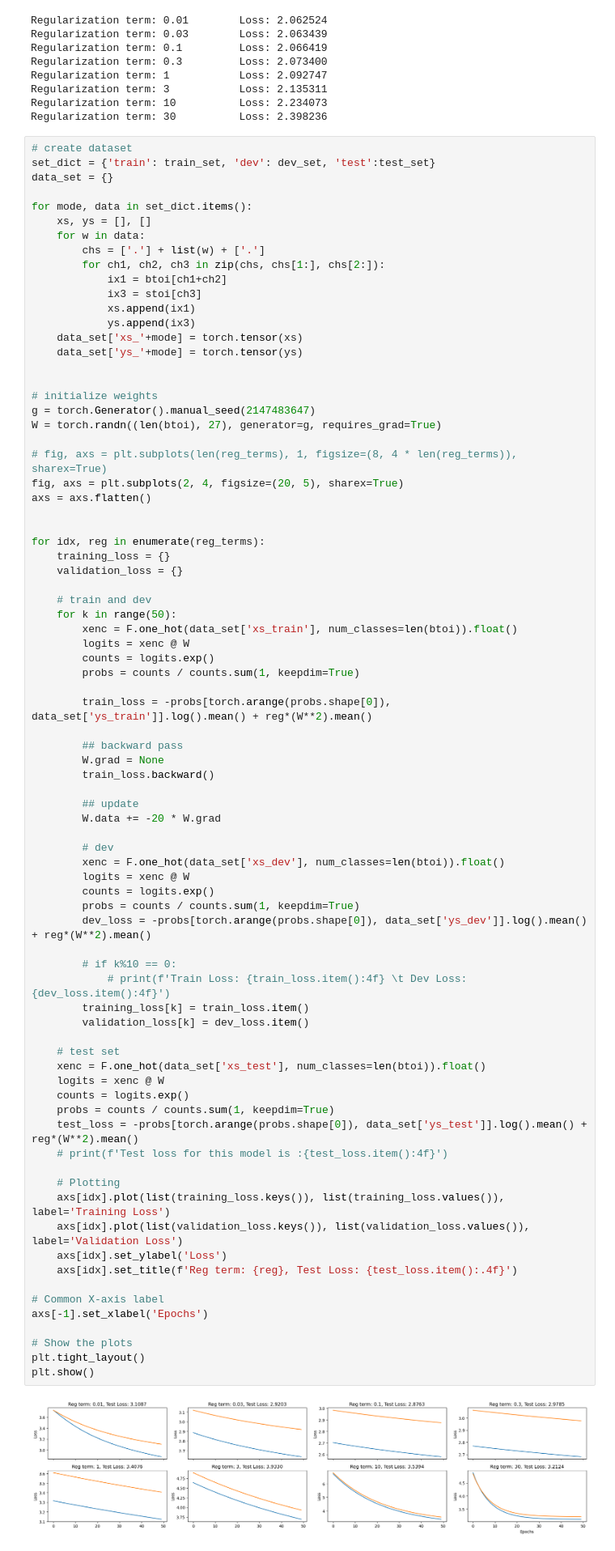
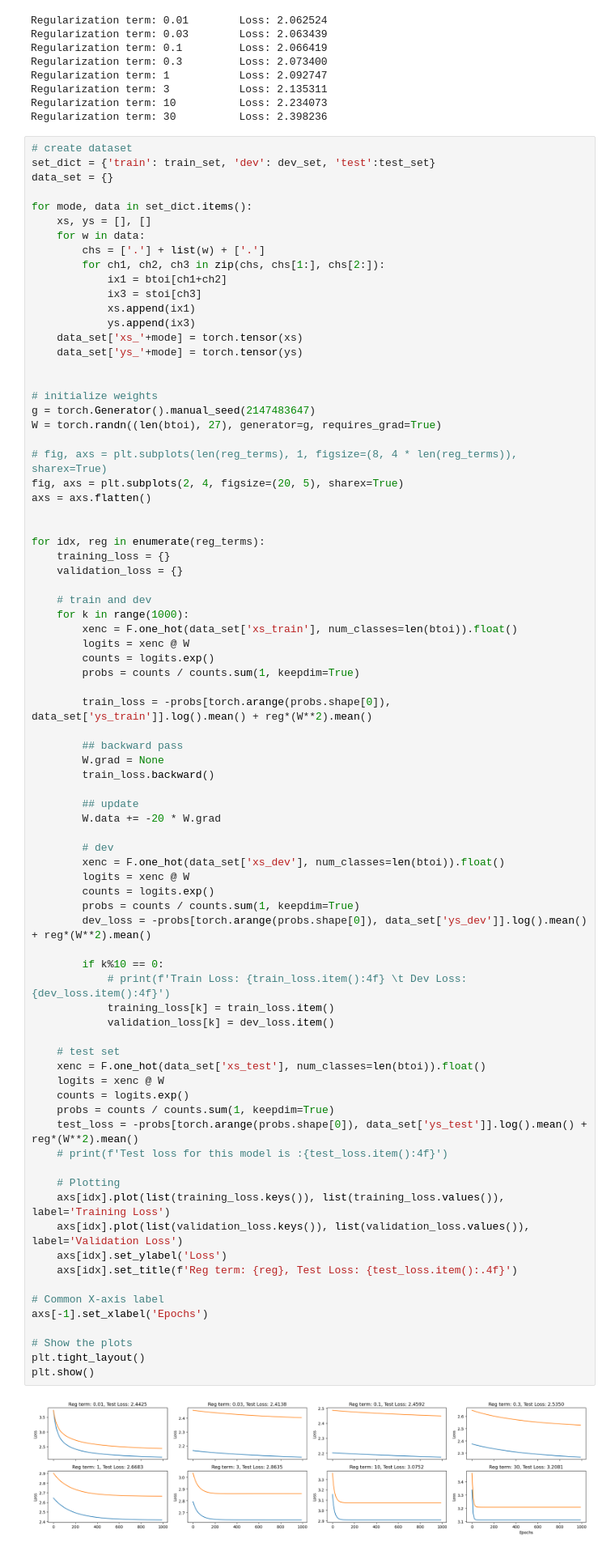
Before and after one commit to kamal-tanwar/makemore, a Jupyter notebook: trigram-exercise.ipynb, the cells around one changed output. Shown: that part at 81% size. Drawn from its saved outputs; the diff is of its cells as text.

```diff
--- a/trigram-exercise.ipynb
+++ b/trigram-exercise.ipynb
@@ -479,7 +447,7 @@ for idx, reg in enumerate(reg_terms):
     validation_loss = {}
 
     # train and dev
-    for k in range(50):
+    for k in range(1000):
         xenc = F.one_hot(data_set['xs_train'], num_classes=len(btoi)).float()
         logits = xenc @ W
         counts = logits.exp()
@@ -497,36 +465,36 @@ for idx, reg in enumerate(reg_terms):
         # dev
         xenc = F.one_hot(data_set['xs_dev'], num_classes=len(btoi)).float()
         logits = xenc @ W
         counts = logits.exp()
         probs = counts / counts.sum(1, keepdim=True)
         dev_loss = -probs[torch.arange(probs.shape[0]), data_set['ys_dev']].log().mean() + reg*(W**2).mean()
 
-        # if k%10 == 0:
+        if k%10 == 0:
             # print(f'Train Loss: {train_loss.item():4f} \t Dev Loss:{dev_loss.item():4f}')
-        training_loss[k] = train_loss.item()
-        validation_loss[k] = dev_loss.item()
+            training_loss[k] = train_loss.item()
+            validation_loss[k] = dev_loss.item()
 
     # test set
     xenc = F.one_hot(data_set['xs_test'], num_classes=len(btoi)).float()
     logits = xenc @ W
     counts = logits.exp()
     probs = counts / counts.sum(1, keepdim=True)
     test_loss = -probs[torch.arange(probs.shape[0]), data_set['ys_test']].log().mean() + reg*(W**2).mean()
     # print(f'Test loss for this model is :{test_loss.item():4f}')
 
     # Plotting
     axs[idx].plot(list(training_loss.keys()), list(training_loss.values()), label='Training Loss')
     axs[idx].plot(list(validation_loss.keys()), list(validation_loss.values()), label='Validation Loss')
     axs[idx].set_ylabel('Loss')
     axs[idx].set_title(f'Reg term: {reg}, Test Loss: {test_loss.item():.4f}')
 
 # Common X-axis label
 axs[-1].set_xlabel('Epochs')
 
 # Show the plots
 plt.tight_layout()
 plt.show()
 # %% [output]
-[figure, old version]
+[figure, new version]
 # %% [markdown]
 E04: we saw that our 1-hot vectors merely select a row of W, so producing these vectors explicitly feels wasteful. Can you delete our use of F.one_hot in favor of simply indexing into rows of W?
```
Also changed, not shown: parts of 12 cells of this notebook, 1 other file.
